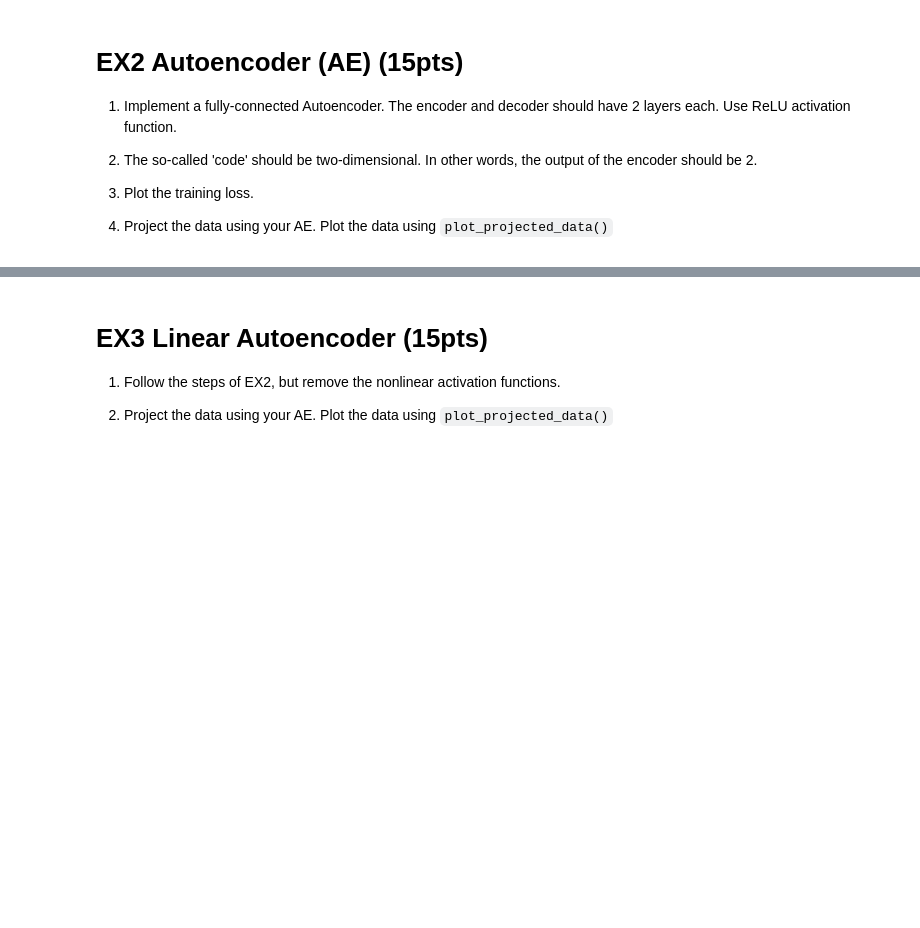
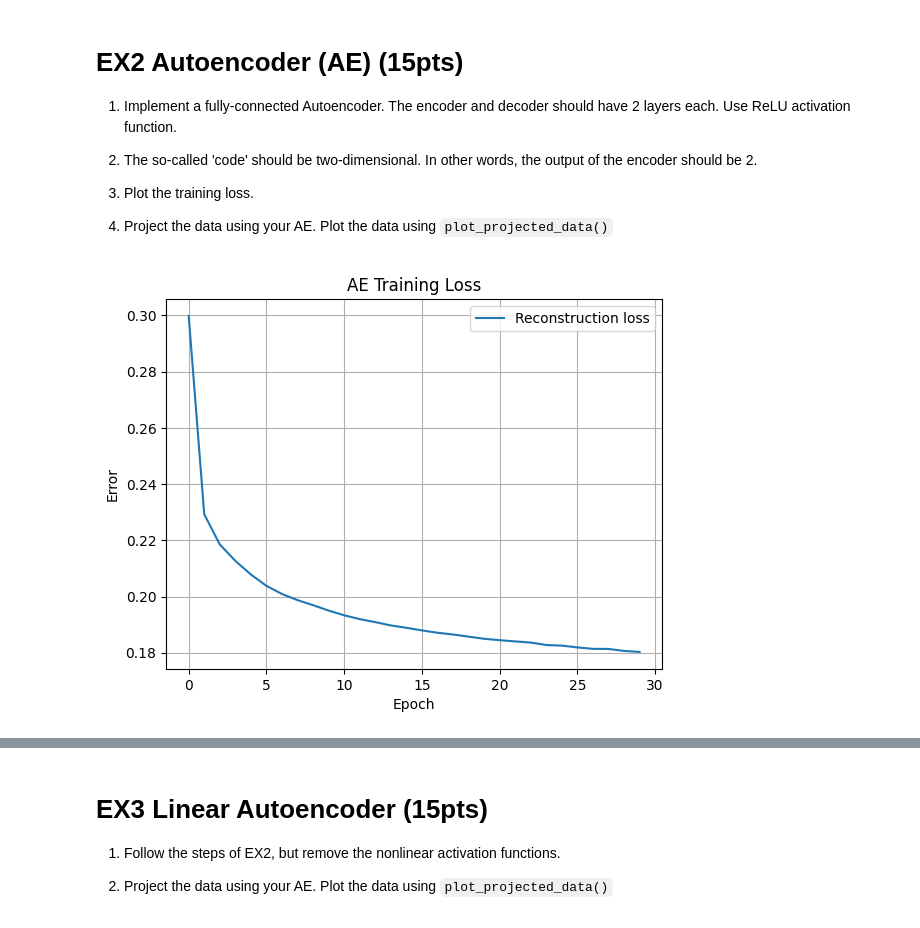
Before and after one commit to ronavital1121/Deep_Learning_projects, a Jupyter notebook: ADL_HW2.ipynb, the cells around one changed output, grey strips where cells are left out. Cells and saved outputs as stored; diff of their text form; code cells hidden in the pictures; blank space fills up the shorter version.

```diff
--- a/ADL_HW2.ipynb
+++ b/ADL_HW2.ipynb
@@ -66,5 +95,5 @@ testset = torchvision.datasets.MNIST(root='./data', train=False, download=True,
 train_indices = np.random.choice(len(trainset), 10000, replace=False)
 train_subset = Subset(trainset, train_indices)
 
-trainloader = DataLoader(train_subset , batch_size=256, shuffle=True, num_workers=4)
-testloader = DataLoader(testset, batch_size=256, shuffle=False, num_workers=4)
+trainloader = DataLoader(train_subset , batch_size=64, shuffle=True, num_workers=0)
+testloader = DataLoader(testset, batch_size=256, shuffle=False, num_workers=0)
@@ -81,8 +146,13 @@ testloader = DataLoader(testset, batch_size=256, shuffle=False, num_workers=4)
 class MLP_AE(nn.Module):
     def __init__(self):
       super(MLP_AE, self).__init__()
-      self.encoder = # TODO
-      self.decoder = # TODO
+      self.code_size = 2
+      self.encoder = nn.Sequential(nn.Linear(784, 128),
+                                   nn.ReLU(),
+                                   nn.Linear(128, self.code_size))
+      self.decoder = nn.Sequential(nn.Linear(self.code_size, 128),
+                                   nn.ReLU(),
+                                   nn.Linear(128, 784))
 
     def forward(self,x):
       x = self.encoder(x)
@@ -92,0 +161,75 @@ class MLP_AE(nn.Module):
+# %%
+### Your code goes here ###
+
+def create_and_train_model(num_epochs=500):
+    device = torch.device('cuda' if torch.cuda.is_available() else 'cpu')
+
+    criterion = nn.MSELoss()
+    model = MLP_AE().to(device)
+
+    optimizer = torch.optim.Adam(model.parameters(), lr=0.001, weight_decay=1e-5)
+
+    # Lists to hold loss across epochs
+    loss_train_ae = []
+    for epoch in tqdm(range(num_epochs)):
+        loss_epoch = 0
+        loss_ae_epoch = 0
+
+        for data in trainloader:
+            # Batch loss for updating the model
+            loss = 0
+            optimizer.zero_grad()
+            img, labels = data
+            img = img.view(img.size(0), -1).to(device)
+            labels = labels.to(device)
+            recon = model(img)
+
+            # Reconstruction loss
+            loss_ae_batch = criterion(recon, img)
+            loss += loss_ae_batch
+            loss_ae_epoch += loss_ae_batch.item()
+
+            # Backward pass and optimization
+            loss.backward()
+            optimizer.step()
+            loss_epoch += loss.item()
+
+        # Record losses
+        loss_train_ae.append(loss_ae_epoch / len(trainloader))
+    return model, loss_train_ae
+def plot_loss(model, loss_train_ae):
+    # Evaluation mode
+    model.eval()
+
+    # Plot losses
+    plt.plot(loss_train_ae, label="Reconstruction loss")
+    plt.xlabel("Epoch")
+    plt.ylabel("Error")
+    plt.legend()
+    plt.grid()
+    plt.title("AE Training Loss")
+    plt.show()
+    return model
+
+def extract_emb_from_dataset(model, dataloader):
+  model.eval()
+  encoded_data = []
+  labels_all = []
+  for data in dataloader:
+      img, labels = data
+      img = img.view(img.size(0), -1)
+      img = Variable(img).to(device)
+      x_code = model.encoder(img)
+      encoded_data.append(x_code.detach().cpu().numpy())
+      labels_all.append(labels.cpu().numpy())
+  X_coded = np.concatenate(encoded_data, axis=0)
+  y_all = np.concatenate(labels_all, axis=0)
+  return X_coded, y_all
+
+
+model_ae, train_loss = create_and_train_model(num_epochs=30)
+plot_loss(model_ae, train_loss)
+X_code_ae, labels = extract_emb_from_dataset(model_ae, trainloader)
+plot_projected_data(X_code_ae, labels, "MNIST NON LINEAR ENCODER projected train data.")
+# %% [output]
+[figure, added]
```
Also changed, not shown: parts of 21 cells of this notebook.
